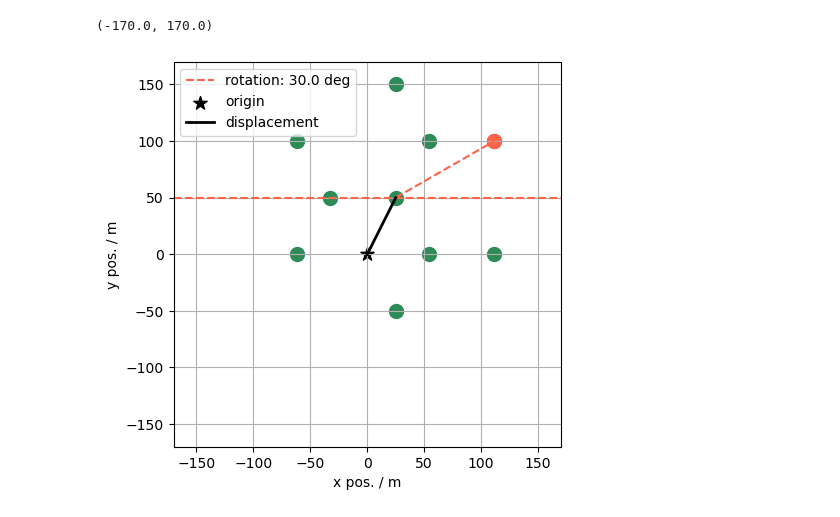
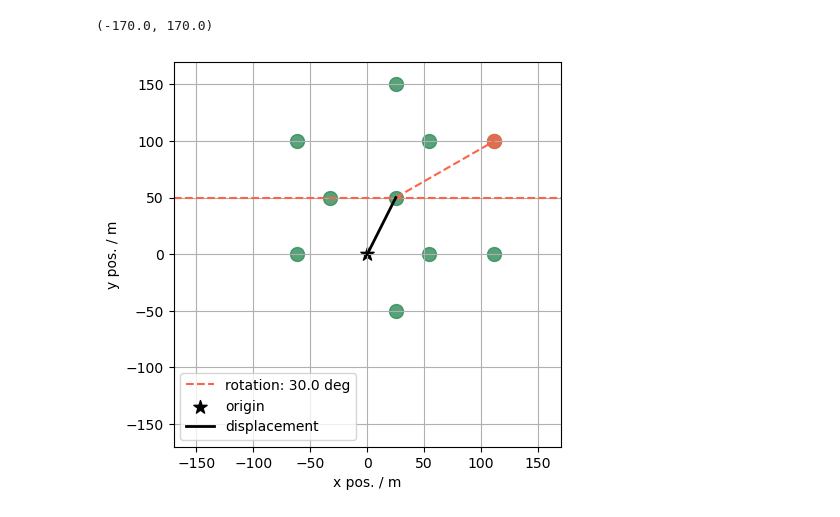
Before and after one commit to pone-software/geometry, a Jupyter notebook: snowflake_geometry.ipynb, the cells around one changed output. Saved outputs shown, nothing was run; the diff lists cells and outputs as text; code cells hidden in the pictures.

```diff
--- a/snowflake_geometry.ipynb
+++ b/snowflake_geometry.ipynb
@@ -5,6 +8,7 @@ import transformations as tf
 # %%
 # snowflake geometry setup
-angle = np.deg2rad(60)  # snowflake angle, fixed
+symmetry = 6
+angle = np.deg2rad(360/symmetry)  # snowflake angle, fixed
 string_displacement = np.array([25, 50])  # position of central string
 rotation_angle = np.deg2rad(30)  # rotation angle of full snowflake
 
@@ -14,35 +18,22 @@ outer_scale = 100  # distance from center to outer strings
 inner_scale = outer_scale / np.sqrt(3)
 
 # center
-baseline_string_positions = np.array([np.array([0, 0])])
-
-# one hex column
-hex_col = outer_scale * np.array(
-    [
-        np.array([1, 0]),
-        np.array([np.cos(angle), np.sin(angle)]),
-        np.array([np.cos(angle), -np.sin(angle)]),
-    ]
-)
-baseline_string_positions = np.concatenate([baseline_string_positions, hex_col])
-
-# second hex column (now full hexagon)
+baseline_string_positions = np.zeros((1,2))
+# hexagon
+hexagon = geo.create_symmetry(symmetry)
 baseline_string_positions = np.concatenate(
-    [baseline_string_positions, tf.apply_rotation(hex_col, np.pi)]
+    [baseline_string_positions, outer_scale * hexagon]
 )
 
-# inner triangle
-inner_triangle_string_positions = np.array(
-    [
-        np.array([0, -1]) * inner_scale,  # inner
-        np.array([np.cos(angle * 0.5), np.sin(angle * 0.5)]) * inner_scale,
-        np.array([np.cos(angle * 2.5), np.sin(angle * 2.5)]) * inner_scale,
-    ]
-)
+# twisted inner triangle
+t_symmetry = 3
+inner_triangle_string_positions = inner_scale * geo.create_symmetry(t_symmetry, angle/2)
 baseline_string_positions = np.concatenate(
     [baseline_string_positions, inner_triangle_string_positions]
 )
-string_positions = tf.apply_transformations(
+
+# apply overall transformation
+string_positions = geo.apply_transformations(
     baseline_string_positions, string_displacement, rotation_angle
 )
 # %%
@@ -52,35 +43,35 @@ size = 100
 color = "seagreen"
 ref_color = "tomato"
 plt.figure(figsize=(5, 5))
-plt.scatter(string_positions[:, 0], string_positions[:, 1], s=size, c=color)
+plt.scatter(string_positions[:, 0], string_positions[:, 1], s=size, c=color, alpha=0.8)
 # ref string to visualize rotation:
-plt.scatter(string_positions[1, 0], string_positions[1, 1], s=size, c=ref_color)
+plt.scatter(string_positions[1, 0], string_positions[1, 1], s=size, c=ref_color, alpha=0.8)
 # visualize rotation
 plt.axhline(string_displacement[1], color=ref_color, ls="--")
 plt.plot(
     [string_displacement[0], string_positions[1, 0]],
     [string_displacement[1], string_positions[1, 1]],
     color=ref_color,
     ls="--",
     label=f"rotation: {np.rad2deg(rotation_angle):1.1f} deg",
 )
 # visualize displacement of central string:
 plt.scatter(0, 0, marker="*", s=size, color="k", label="origin")
 plt.plot(
     [0, string_positions[0, 0]],
     [0, string_positions[0, 1]],
     lw=2,
     label="displacement",
     color="k",
 )
 plt.grid()
 plt.xlabel("x pos. / m")
 plt.ylabel("y pos. / m")
-plt.legend()
+plt.legend(loc=3)
 
 lims = 170
 plt.xlim(-lims, lims)
 plt.ylim(-lims, lims)
 # %% [output]
 (-170.0, 170.0)
-[figure, old version]
+[figure, new version]
```
Also changed, not shown: parts of 2 cells of this notebook, 3 other files.
